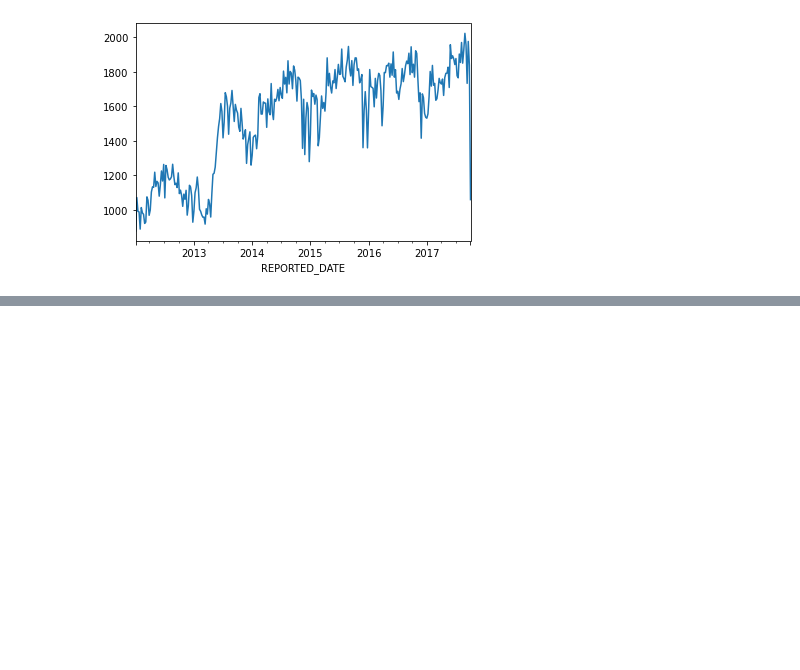
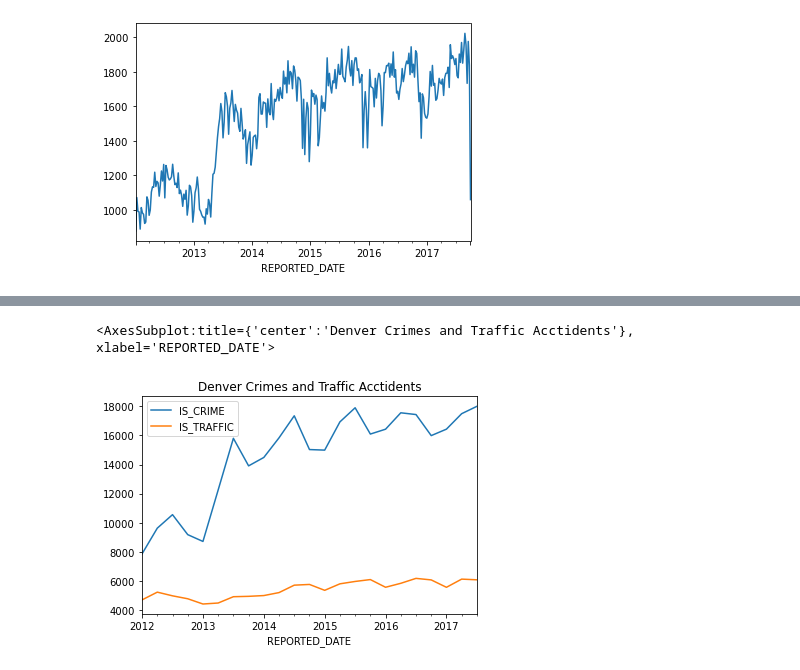
Before and after one commit to minstrel1149/pandas_practice-cookbook1, a Jupyter notebook: Pd_cookbook_1_chapter12.ipynb, the cells around one changed output, grey strips where cells are left out. Cells and saved outputs as stored; diff of their text form; code cells hidden in the pictures; blank space fills up the shorter version.

```diff
--- a/Pd_cookbook_1_chapter12.ipynb
+++ b/Pd_cookbook_1_chapter12.ipynb
@@ -294,0 +326,11 @@ Freq: W-SUN, dtype: int64
+# %%
+(crime
+# groupby()를 활용하여 복제
+.groupby(pd.Grouper(freq='QS'))[['IS_CRIME', 'IS_TRAFFIC']]
+.sum()
+# plot() 메서드 전달하여 시각화
+.plot(title='Denver Crimes and Traffic Acctidents')
+)
+# %% [output]
+<AxesSubplot:title={'center':'Denver Crimes and Traffic Acctidents'}, xlabel='REPORTED_DATE'>
+[figure, added]
```
Also changed, not shown: parts of 13 cells of this notebook.
